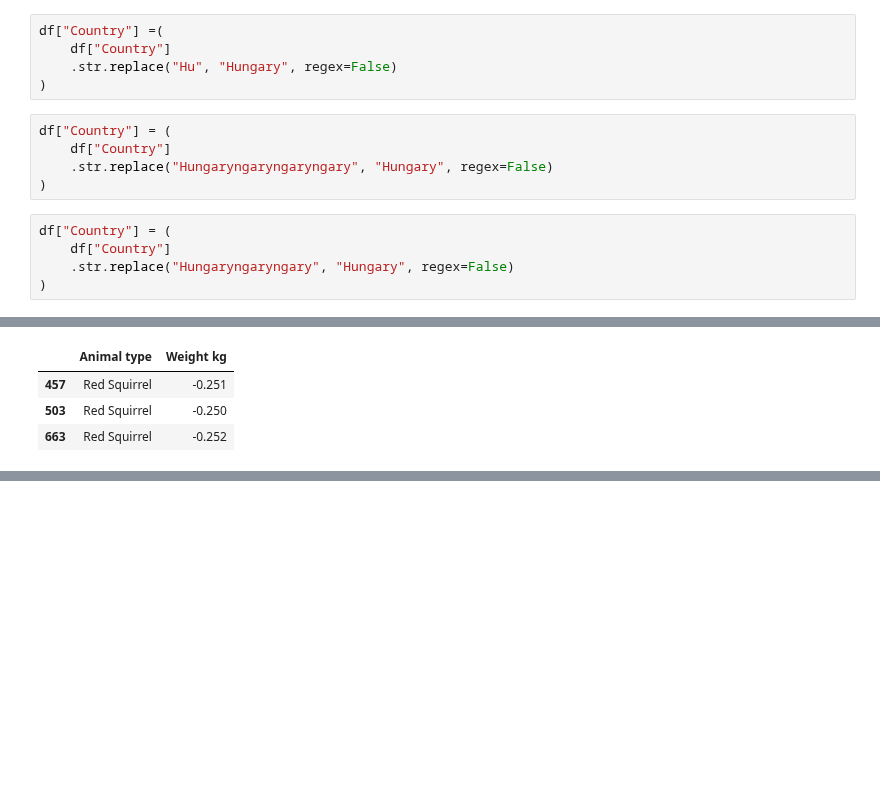
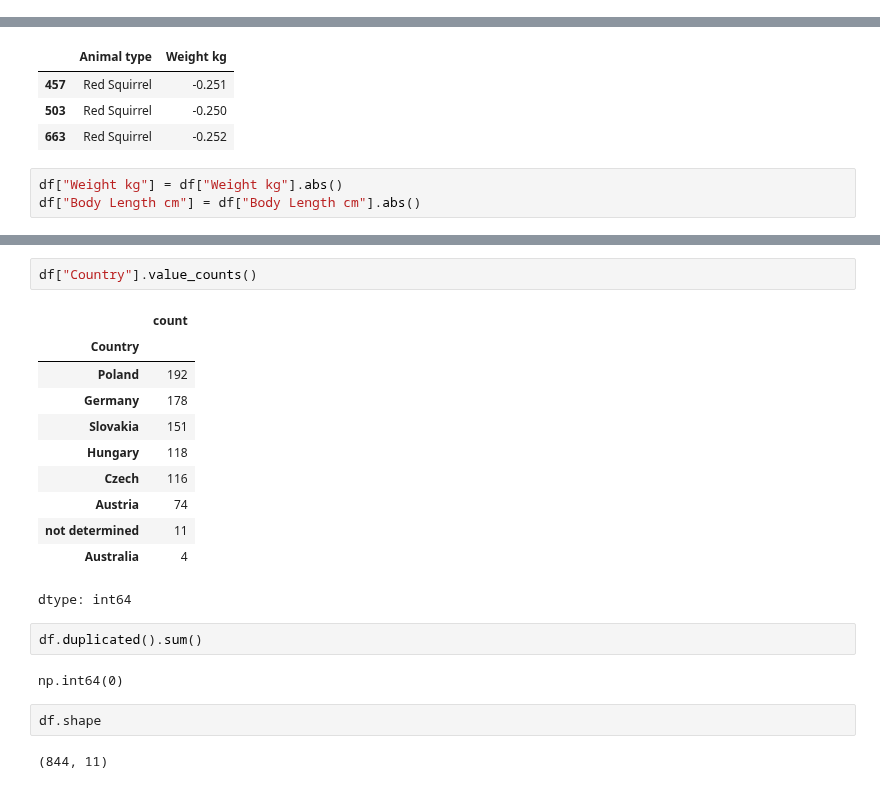
Before and after one commit to juanalvarez2491-web/Entregables-BIT-JuanCarlosAlvarezOchoa, a Jupyter notebook: Actividad_2_Limpieza_y_análisis_de_datos_con_Pandas_+_NumPy.ipynb, the cells around one changed output, grey strips where cells are left out. Saved outputs shown, nothing was run; the diff lists cells and outputs as text; blank space fills up the shorter version.

```diff
--- a/Actividad_2_Limpieza_y_análisis_de_datos_con_Pandas_+_NumPy.ipynb
+++ b/Actividad_2_Limpieza_y_análisis_de_datos_con_Pandas_+_NumPy.ipynb
@@ -428,18 +398,3 @@ df["Country"] = (
-# %%
-df["Country"] =(
-    df["Country"]
-    .str.replace("Hu", "Hungary", regex=False)
-)
-# %%
-df["Country"] = (
-    df["Country"]
-    .str.replace("Hungaryngaryngaryngary", "Hungary", regex=False)
-)
-# %%
-df["Country"] = (
-    df["Country"]
-    .str.replace("Hungaryngaryngary", "Hungary", regex=False)
-)
 # %%
 df["Gender"] = df["Gender"].fillna("not determined")
 # %%
@@ -525,3 +471,6 @@ df[df["Weight kg"] < 0][["Animal type", "Weight kg"]].head()
 | 457 | Red Squirrel | -0.251 |
 | 503 | Red Squirrel | -0.250 |
 | 663 | Red Squirrel | -0.252 |
+# %%
+df["Weight kg"] = df["Weight kg"].abs()
+df["Body Length cm"] = df["Body Length cm"].abs()
@@ -527,0 +499,22 @@ df[df["Weight kg"] < 0][["Animal type", "Weight kg"]].head()
+# %%
+df["Country"].value_counts()
+# %% [output]
+|  | count |
+| Country |  |
+| Poland | 192 |
+| Germany | 178 |
+| Slovakia | 151 |
+| Hungary | 118 |
+| Czech | 116 |
+| Austria | 74 |
+| not determined | 11 |
+| Australia | 4 |
+dtype: int64
+# %%
+df.duplicated().sum()
+# %% [output]
+np.int64(0)
+# %%
+df.shape
+# %% [output]
+(844, 11)
```
Also changed, not shown: parts of 17 cells of this notebook.
